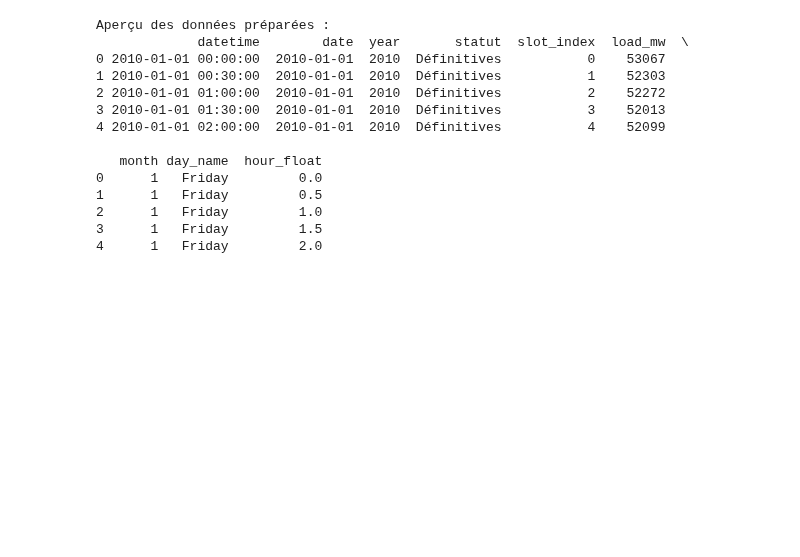
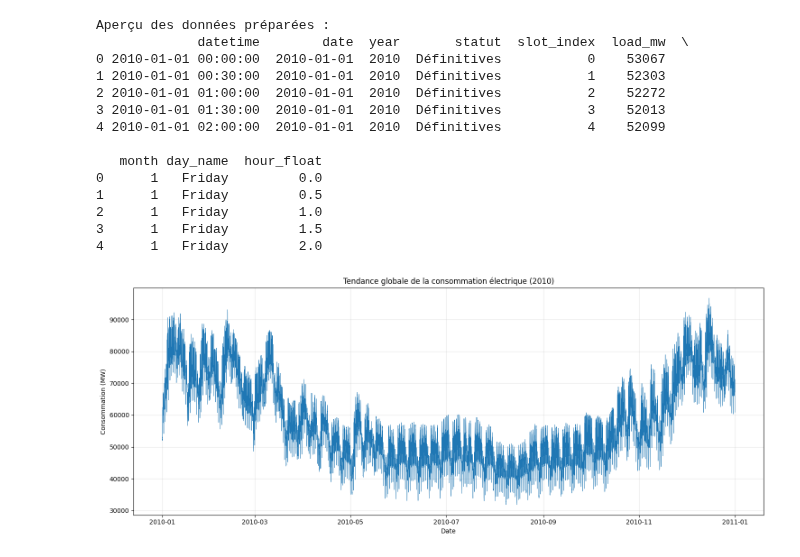
Before and after one commit to quentinbenchetrit/france-grid-stress-prediction, a Jupyter notebook: visualisation_conso.ipynb, the cells around one changed output. Cells and saved outputs as stored; diff of their text form; code cells hidden in the pictures; blank space fills up the shorter version.

Commit message:
tendance globale

```diff
--- a/visualisation_conso.ipynb
+++ b/visualisation_conso.ipynb
@@ -42,3 +42,38 @@ Aperçu des données préparées :
 2      1   Friday         1.0
 3      1   Friday         1.5
 4      1   Friday         2.0
+# %%
+import pandas as pd
+import matplotlib.pyplot as plt
+import glob
+
+# --- Description Globale ---
+# Ce script charge les données de consommation, convertit la colonne temporelle
+# au format datetime, puis trace la courbe complète de la charge électrique sur l'année 2010.
+# L'objectif est de visualiser la saisonnalité annuelle et les pics de consommation.
+
+# 1. Chargement des données avec gestion du chemin générique (*)
+file_pattern = '/home/onyxia/work/france-grid-stress-prediction/data/raw*/consommation/consommation_2010_long.csv'
+file_paths = glob.glob(file_pattern)
+if not file_paths:
+    raise FileNotFoundError("Aucun fichier trouvé correspondant au chemin spécifié.")
+
+df = pd.read_csv(file_paths[0])
+
+# 2. Prétraitement : Conversion de la colonne date
+df['datetime'] = pd.to_datetime(df['datetime'])
+
+# 3. Visualisation : Courbe de charge chronologique
+plt.figure(figsize=(15, 6))
+plt.plot(df['datetime'], df['load_mw'], linewidth=0.5, color='#1f77b4')
+plt.title('Tendance globale de la consommation électrique (2010)')
+plt.ylabel('Consommation (MW)')
+plt.xlabel('Date')
+plt.grid(True, alpha=0.3)
+
+# Sauvegarde et affichage
+plt.tight_layout()
+plt.savefig('tendance_globale.png')
+plt.show()
+# %% [output]
+[figure, added]
```
Also changed, not shown: 1 other file.
